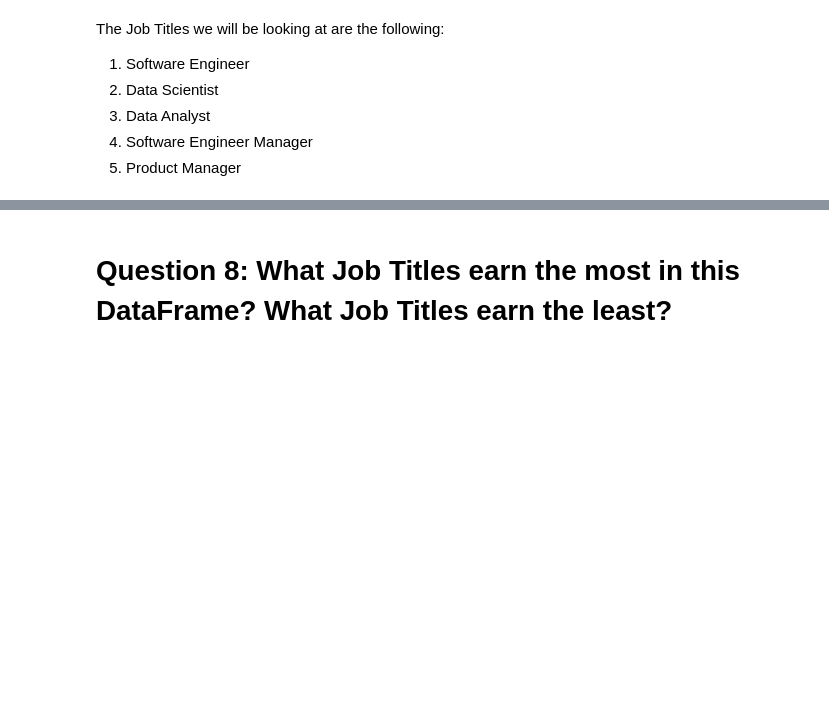
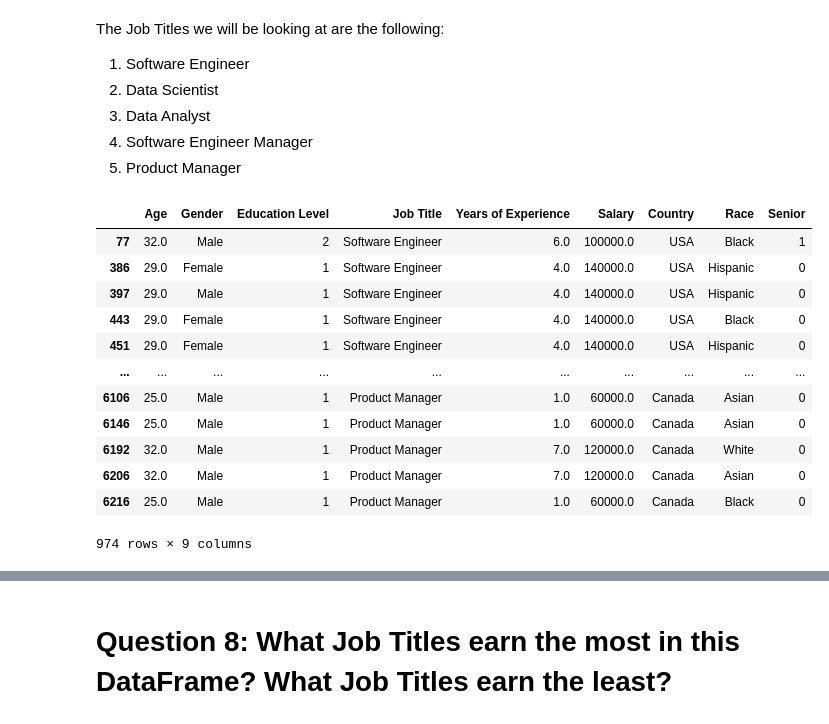
Before and after one commit to AbhijayPaul/HackTheHood-Final, a Jupyter notebook: HtHFinal.ipynb, the cells around one changed output, grey strips where cells are left out. Saved outputs shown, nothing was run; the diff lists cells and outputs as text; code cells hidden in the pictures; blank space fills up the shorter version.

```diff
--- a/HtHFinal.ipynb
+++ b/HtHFinal.ipynb
@@ -1049,4 +1052,24 @@ The Job Titles we will be looking at are the following:
 1. Software Engineer Manager
 1. Product Manager
 # %%
-raceJTcomp = ["Software Engineer", "Data Scientist", "Data Analyst", "Software Engineer Manager", "Product Manager"]
+RaceJTcomp = ["Software Engineer", "Data Scientist", "Data Analyst", "Software Engineer Manager", "Product Manager"]
+RaceNATop5JT = pandas.DataFrame()
+
+for i in range(len(RaceJTcomp)):
+    RaceNATop5JT = pandas.concat([RaceNATop5JT, RaceDataFrameNA[(RaceDataFrameNA["Job Title"] == RaceJTcomp[i])]])
+
+RaceNATop5JT
+# %% [output]
+|  | Age | Gender | Education Level | Job Title | Years of Experience | Salary | Country | Race | Senior |
+| 77 | 32.0 | Male | 2 | Software Engineer | 6.0 | 100000.0 | USA | Black | 1 |
+| 386 | 29.0 | Female | 1 | Software Engineer | 4.0 | 140000.0 | USA | Hispanic | 0 |
+| 397 | 29.0 | Male | 1 | Software Engineer | 4.0 | 140000.0 | USA | Hispanic | 0 |
+| 443 | 29.0 | Female | 1 | Software Engineer | 4.0 | 140000.0 | USA | Black | 0 |
+| 451 | 29.0 | Female | 1 | Software Engineer | 4.0 | 140000.0 | USA | Hispanic | 0 |
+| ... | ... | ... | ... | ... | ... | ... | ... | ... | ... |
+| 6106 | 25.0 | Male | 1 | Product Manager | 1.0 | 60000.0 | Canada | Asian | 0 |
+| 6146 | 25.0 | Male | 1 | Product Manager | 1.0 | 60000.0 | Canada | Asian | 0 |
+| 6192 | 32.0 | Male | 1 | Product Manager | 7.0 | 120000.0 | Canada | White | 0 |
+| 6206 | 32.0 | Male | 1 | Product Manager | 7.0 | 120000.0 | Canada | Asian | 0 |
+| 6216 | 25.0 | Male | 1 | Product Manager | 1.0 | 60000.0 | Canada | Black | 0 |
+974 rows × 9 columns
```
Also changed, not shown: parts of 6 cells of this notebook, 1 other file.
